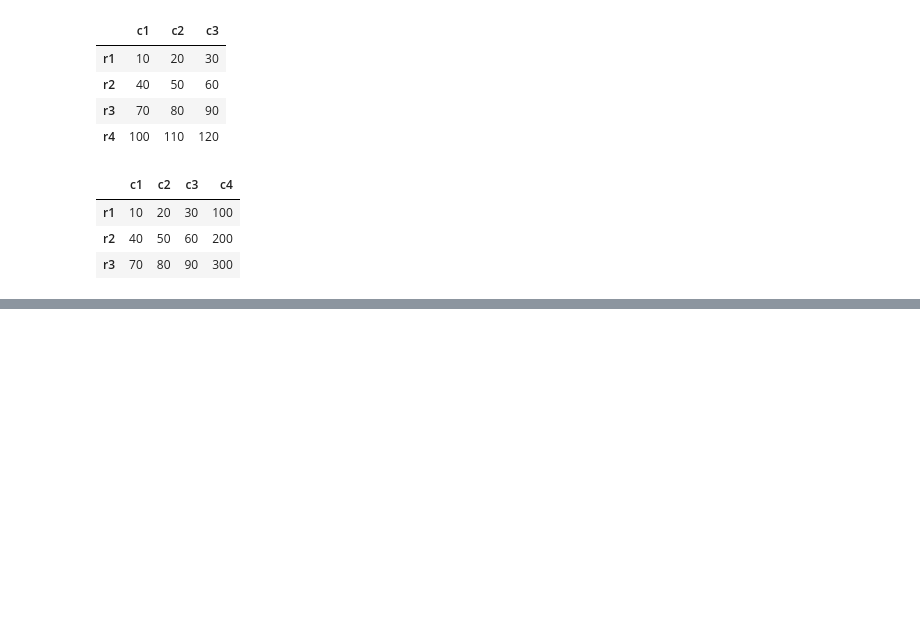
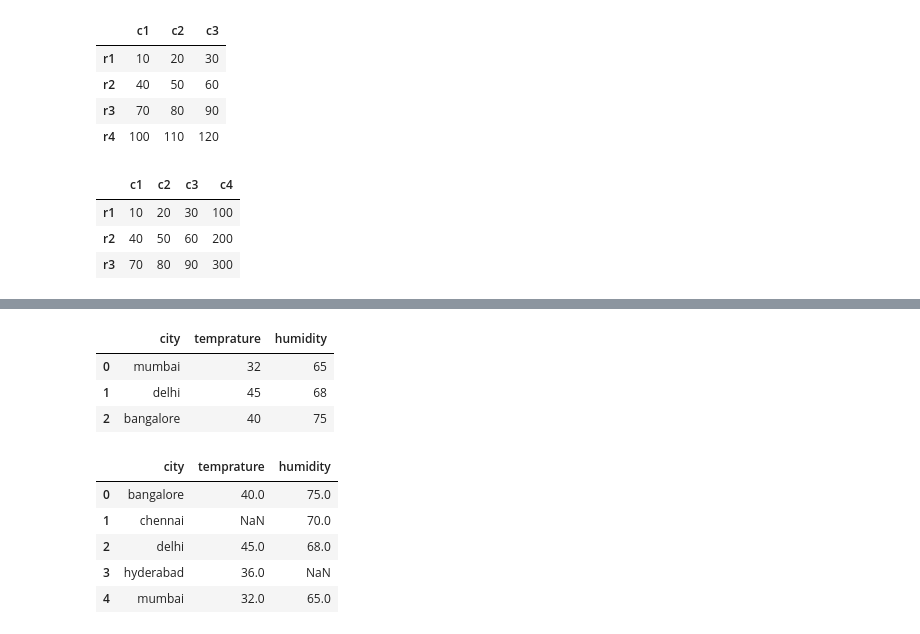
Before and after one commit to SAKSHISAAHU/Data_Analytics, a Jupyter notebook: 2.adv_py/4.2Ddataframes.ipynb, the cells around one changed output, grey strips where cells are left out. Saved outputs shown, nothing was run; the diff lists cells and outputs as text; code cells hidden in the pictures; blank space fills up the shorter version.

```diff
--- a/2.adv_py/4.2Ddataframes.ipynb
+++ b/2.adv_py/4.2Ddataframes.ipynb
@@ -461,0 +511,4 @@ i
+# %%
+d1=pd.DataFrame({'city':['mumbai', 'delhi', 'bangalore', 'hyderabad'],
+                 'temprature':[32,45,40,36]})
+d1
@@ -461,0 +521,4 @@ i
+# %%
+d2=pd.DataFrame({'city':['delhi','mumbai','bangalore','chennai'],
+                 'humidity':[68,65,75,70]})
+d2
@@ -461,0 +582,20 @@ i
+# %%
+# inner merge
+d8=pd.merge(d1,d2, how='inner') # give common dataset
+d8
+# %% [output]
+|  | city | temprature | humidity |
+| 0 | mumbai | 32 | 65 |
+| 1 | delhi | 45 | 68 |
+| 2 | bangalore | 40 | 75 |
+# %%
+# outer merge
+d9=pd.merge(d1,d2, how='outer') # give all dataset
+d9
+# %% [output]
+|  | city | temprature | humidity |
+| 0 | bangalore | 40.0 | 75.0 |
+| 1 | chennai | NaN | 70.0 |
+| 2 | delhi | 45.0 | 68.0 |
+| 3 | hyderabad | 36.0 | NaN |
+| 4 | mumbai | 32.0 | 65.0 |
```
Also changed, not shown: parts of 10 cells of this notebook.
